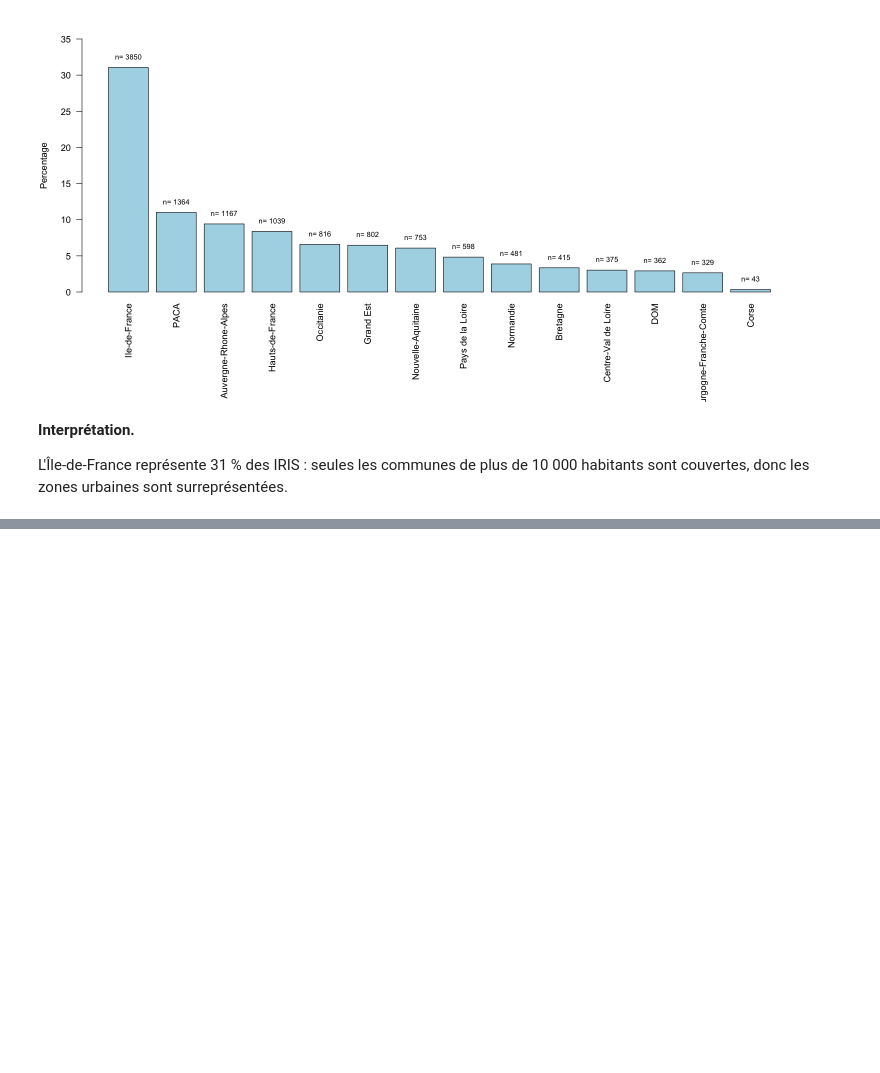
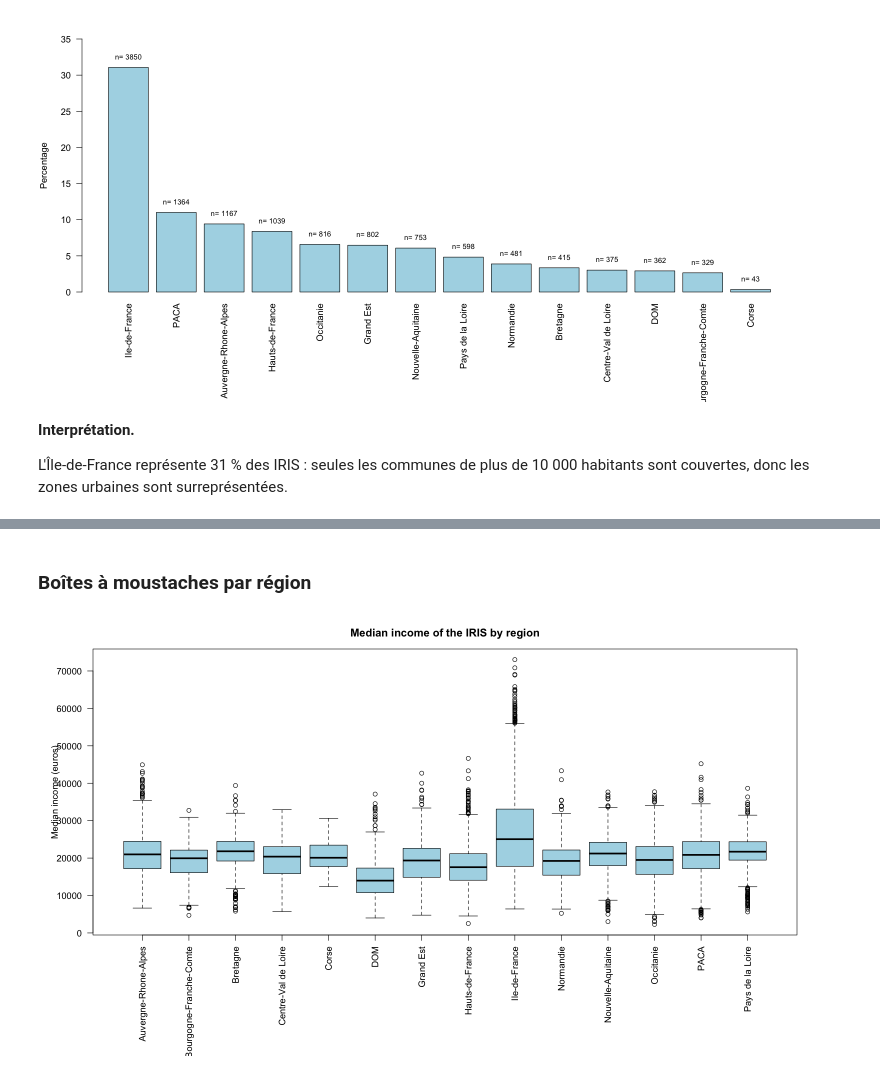
Before and after one commit to Vic-Warden/France-Income-Disparities, a Jupyter notebook: project.ipynb, the cells around one changed output, grey strips where cells are left out. Cells and saved outputs as stored; diff of their text form; code cells hidden in the pictures; blank space fills up the shorter version.

```diff
--- a/project.ipynb
+++ b/project.ipynb
@@ -385,0 +456,12 @@ L'Île-de-France représente 31 % des IRIS : seules les communes de plus de 10 0
+# %% [markdown]
+### Boîtes à moustaches par région
+# %%
+# Boxplot of the median income of the IRIS by region
+options(repr.plot.width = 14, repr.plot.height = 8)
+par(mar = c(11, 5, 3, 1))
+
+# Create a boxplot of median income by region
+boxplot(rename_columns$MED ~ rename_columns$REGION, xlab = "", ylab = "Median income (euros)", las = 2, col = "lightblue", main = "Median income of the IRIS by region")
+par(mar = c(5, 4, 4, 2))
+# %% [output]
+[figure, added]
```
Also changed, not shown: parts of 14 cells of this notebook.
